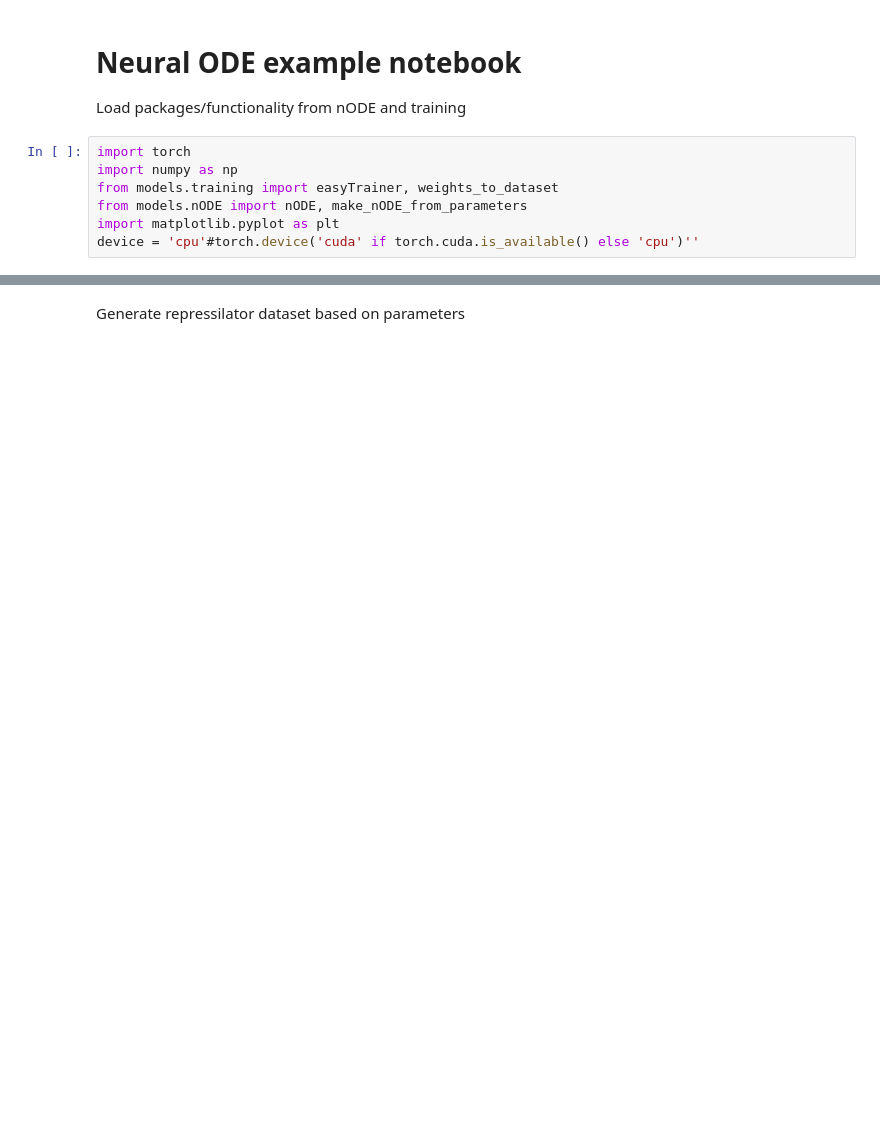
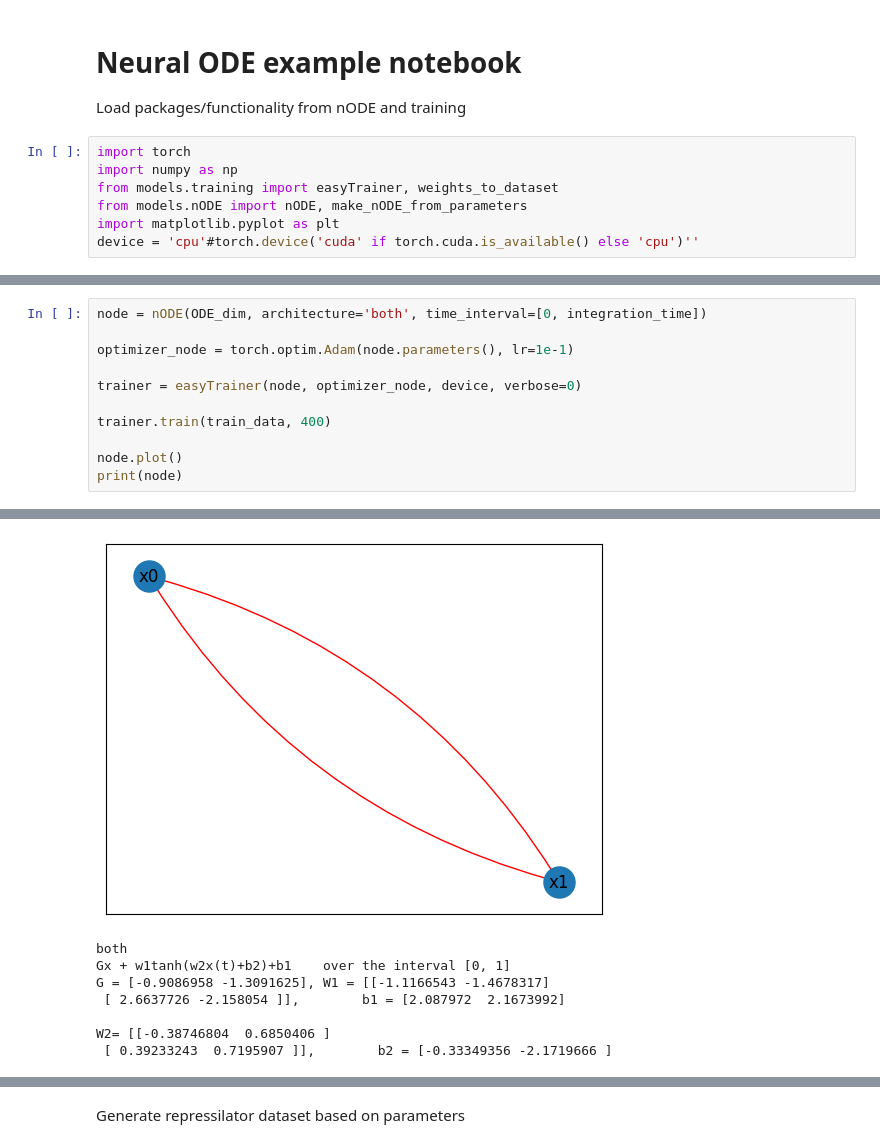
Before and after one commit to elenaquei/BioML, a Jupyter notebook: nODE.ipynb, the cells around one changed output, grey strips where cells are left out. Cells and saved outputs as stored; diff of their text form; blank space fills up the shorter version.

```diff
--- a/nODE.ipynb
+++ b/nODE.ipynb
@@ -11,0 +31,12 @@ device = 'cpu'#torch.device('cuda' if torch.cuda.is_available() else 'cpu')''
+# %%
+node = nODE(ODE_dim, architecture='both', time_interval=[0, integration_time])
+
+optimizer_node = torch.optim.Adam(node.parameters(), lr=1e-1)
+
+trainer = easyTrainer(node, optimizer_node, device, verbose=0)
+
+trainer.train(train_data, 400)
+
+node.plot()
+print(node)
+# %% [output]
@@ -11,0 +44,8 @@ device = 'cpu'#torch.device('cuda' if torch.cuda.is_available() else 'cpu')''
+[figure, added]
+both
+Gx + w1tanh(w2x(t)+b2)+b1    over the interval [0, 1]
+G = [-0.9086958 -1.3091625], W1 = [[-1.1166543 -1.4678317]
+ [ 2.6637726 -2.158054 ]],        b1 = [2.087972  2.1673992]
+
+W2= [[-0.38746804  0.6850406 ]
+ [ 0.39233243  0.7195907 ]],        b2 = [-0.33349356 -2.1719666 ]
```
Also changed, not shown: parts of 7 cells of this notebook.
